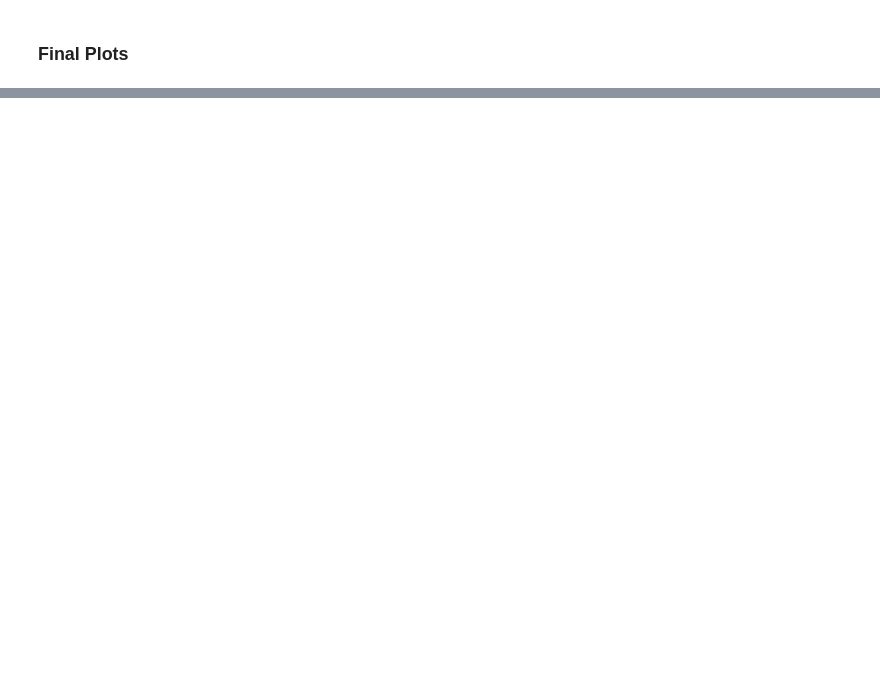
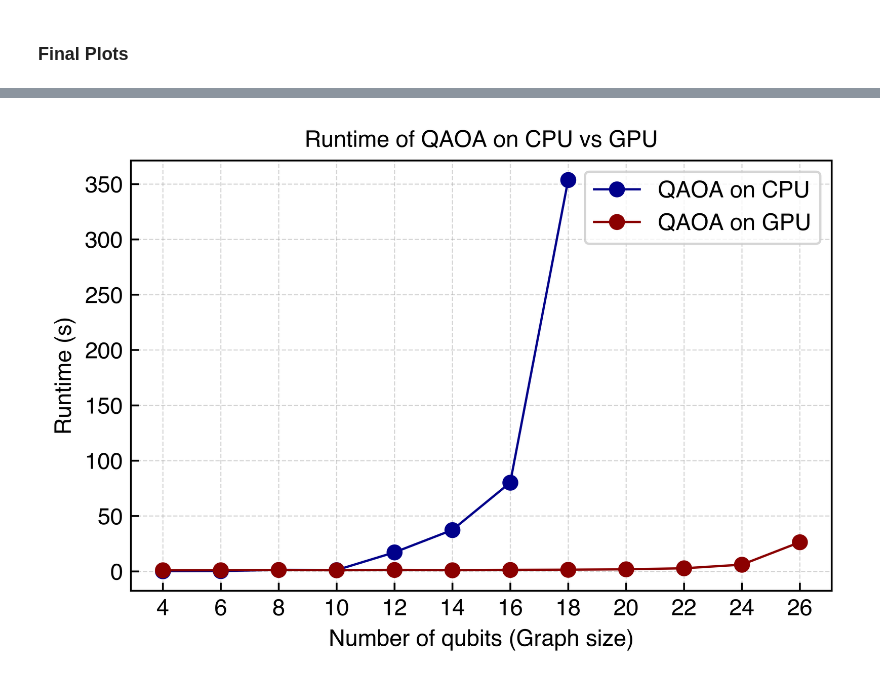
Before and after one commit to chrysanderh/ethz_qhack_24, a Jupyter notebook: Final_Submission.ipynb, the cells around one changed output, grey strips where cells are left out. Saved outputs shown, nothing was run; the diff lists cells and outputs as text; code cells hidden in the pictures; blank space fills up the shorter version.

```diff
--- a/Final_Submission.ipynb
+++ b/Final_Submission.ipynb
@@ -333,0 +370,21 @@ Elapsed time: 23.83167839050293 seconds
+# %%
+apply_formatting()
+plt.plot(nb_qubits_cpu[:-1], qaoa_runtime_cpu[:-1], label='QAOA on CPU', color='darkblue', marker='o', linewidth = 1)
+plt.plot(nb_qubits_gpu, qaoa_runtime_gpu, label='QAOA on GPU', color='darkred', marker='o', linewidth = 1)
+
+
+plt.xlabel('Number of qubits (Graph size)')
+plt.ylabel('Runtime (s)')
+
+plt.xticks(nb_qubits_gpu)
+
+plt.legend()
+plt.grid(which='both', linestyle='--', linewidth=0.5, alpha=0.5)
+plt.title('Runtime of QAOA on CPU vs GPU')
+plt.show()
+
+# RUNTIME 18 qubits
+# CPU: 353.6s
+# GPU: 1.5s (236x faster)
+# %% [output]
+[figure, added]
```
Also changed, not shown: parts of 6 cells of this notebook, 11 other files.
